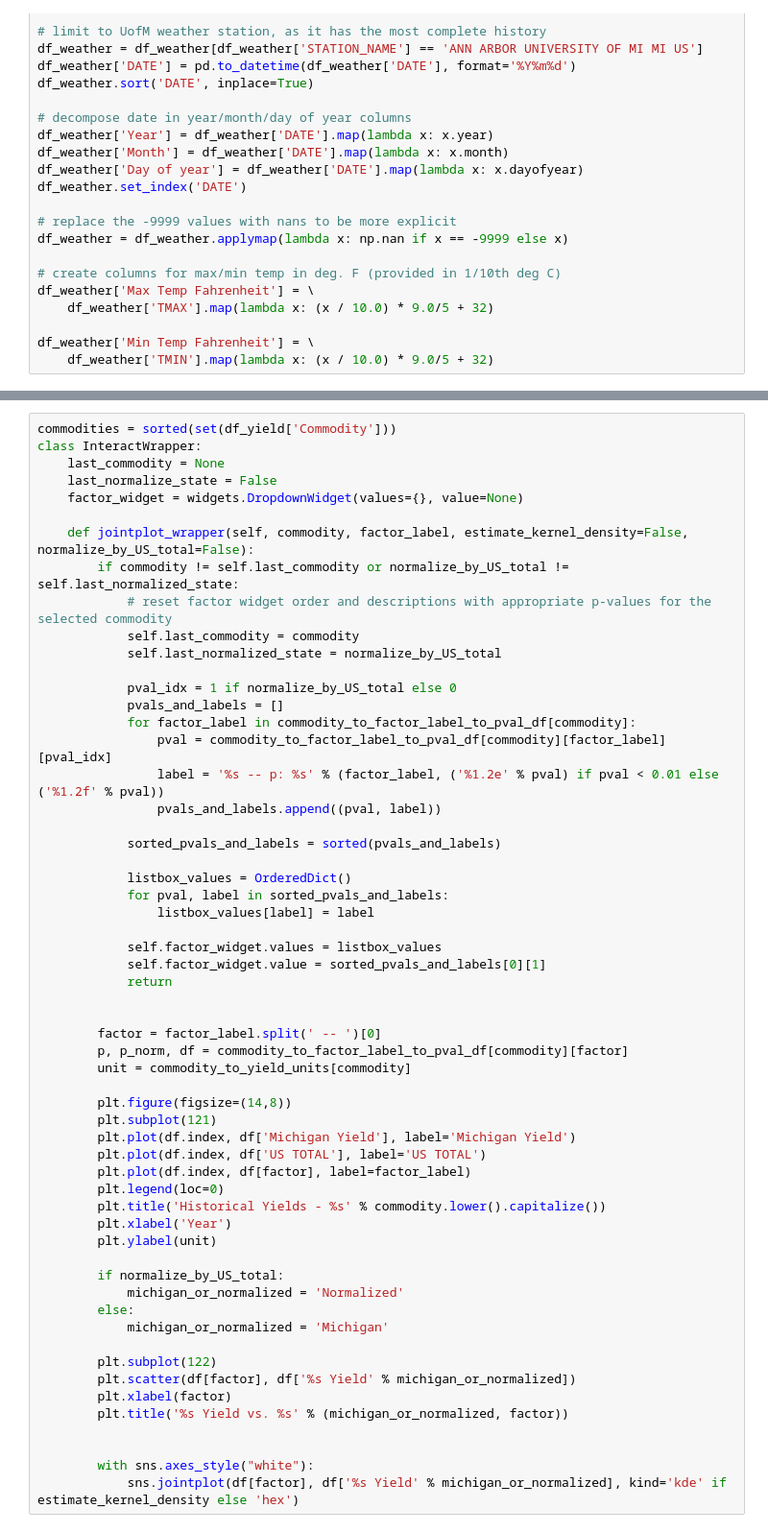
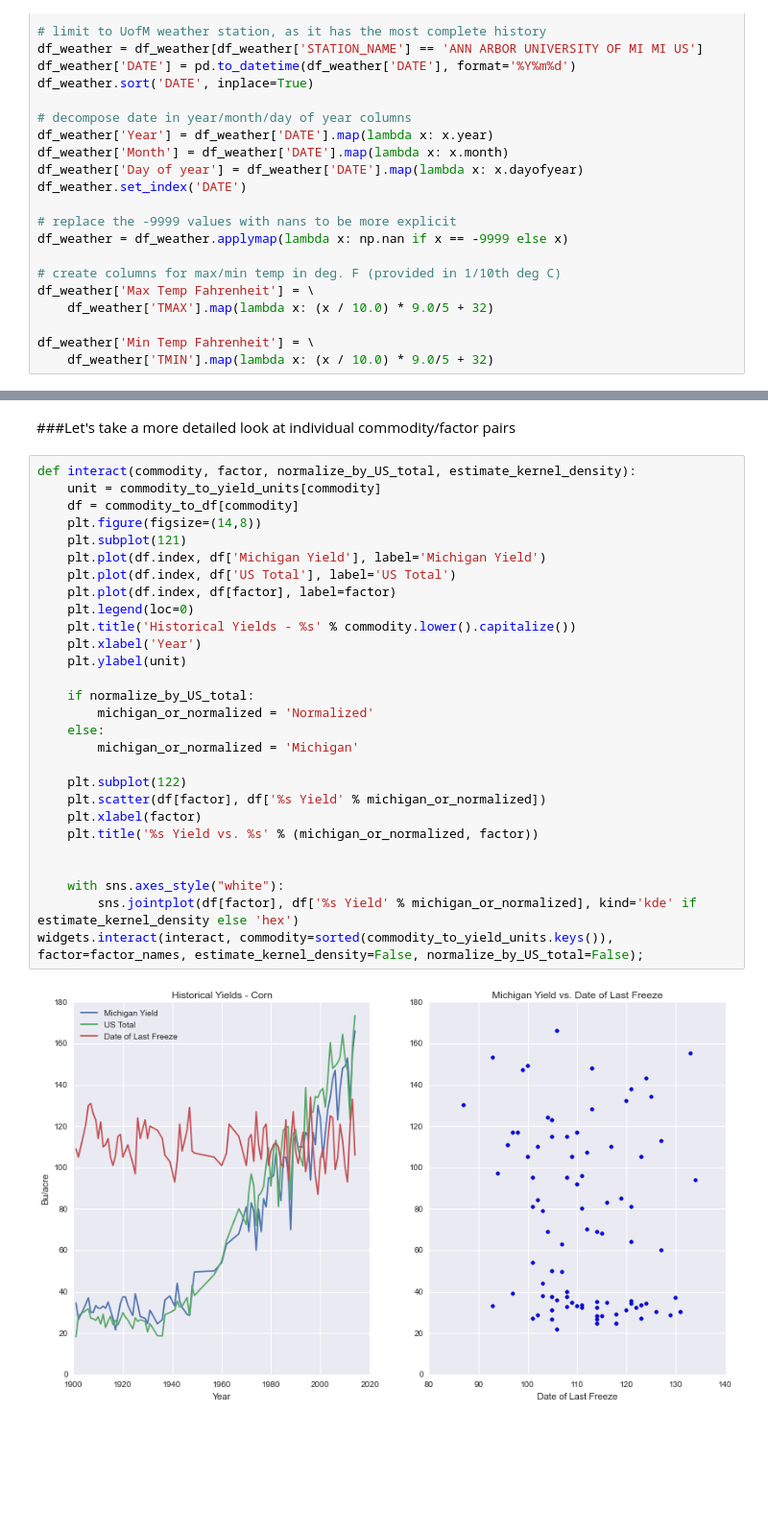
Before and after one commit to dbjohnson/dbj-ipython, a Jupyter notebook: Michigan Crop Yield Analysis/Michigan Crop Yield vs. Weather Analysis.ipynb, the cells around one changed output, grey strips where cells are left out. Shown at 96% size. Saved outputs shown, nothing was run; the diff lists cells and outputs as text; blank space fills up the shorter version.

```diff
--- a/Michigan Crop Yield Analysis/Michigan Crop Yield vs. Weather Analysis.ipynb
+++ b/Michigan Crop Yield Analysis/Michigan Crop Yield vs. Weather Analysis.ipynb
@@ -140,58 +171,32 @@ for commodity, df_c in df_yield.groupby('Commodity'):
+# %% [markdown]
+###Let's take a more detailed look at individual commodity/factor pairs
 # %%
-commodities = sorted(set(df_yield['Commodity']))
-class InteractWrapper:
-    last_commodity = None
-    last_normalize_state = False
-    factor_widget = widgets.DropdownWidget(values={}, value=None)
+def interact(commodity, factor, normalize_by_US_total, estimate_kernel_density):
+    unit = commodity_to_yield_units[commodity]
+    df = commodity_to_df[commodity]
+    plt.figure(figsize=(14,8))
+    plt.subplot(121)
+    plt.plot(df.index, df['Michigan Yield'], label='Michigan Yield')
+    plt.plot(df.index, df['US Total'], label='US Total')
+    plt.plot(df.index, df[factor], label=factor)
+    plt.legend(loc=0)
+    plt.title('Historical Yields - %s' % commodity.lower().capitalize())
+    plt.xlabel('Year')
+    plt.ylabel(unit)
 
-    def jointplot_wrapper(self, commodity, factor_label, estimate_kernel_density=False, normalize_by_US_total=False):
-        if commodity != self.last_commodity or normalize_by_US_total != self.last_normalized_state:
-            # reset factor widget order and descriptions with appropriate p-values for the selected commodity
-            self.last_commodity = commodity
-            self.last_normalized_state = normalize_by_US_total
+    if normalize_by_US_total:
+        michigan_or_normalized = 'Normalized'
+    else:
+        michigan_or_normalized = 'Michigan'
 
-            pval_idx = 1 if normalize_by_US_total else 0
-            pvals_and_labels = []
-            for factor_label in commodity_to_factor_label_to_pval_df[commodity]:
-                pval = commodity_to_factor_label_to_pval_df[commodity][factor_label][pval_idx]
-                label = '%s -- p: %s' % (factor_label, ('%1.2e' % pval) if pval < 0.01 else ('%1.2f' % pval))
-                pvals_and_labels.append((pval, label))
-
-            sorted_pvals_and_labels = sorted(pvals_and_labels)
-
-            listbox_values = OrderedDict()
-            for pval, label in sorted_pvals_and_labels:
-                listbox_values[label] = label
-
-            self.factor_widget.values = listbox_values
-            self.factor_widget.value = sorted_pvals_and_labels[0][1]
-            return
+    plt.subplot(122)
+    plt.scatter(df[factor], df['%s Yield' % michigan_or_normalized])
+    plt.xlabel(factor)
+    plt.title('%s Yield vs. %s' % (michigan_or_normalized, factor))
 
 
-        factor = factor_label.split(' -- ')[0]
-        p, p_norm, df = commodity_to_factor_label_to_pval_df[commodity][factor]
-        unit = commodity_to_yield_units[commodity]
-
-        plt.figure(figsize=(14,8))
-        plt.subplot(121)
-        plt.plot(df.index, df['Michigan Yield'], label='Michigan Yield')
-        plt.plot(df.index, df['US TOTAL'], label='US TOTAL')
-        plt.plot(df.index, df[factor], label=factor_label)
-        plt.legend(loc=0)
-        plt.title('Historical Yields - %s' % commodity.lower().capitalize())
-        plt.xlabel('Year')
-        plt.ylabel(unit)
-
-        if normalize_by_US_total:
-            michigan_or_normalized = 'Normalized'
-        else:
-            michigan_or_normalized = 'Michigan'
-
-        plt.subplot(122)
-        plt.scatter(df[factor], df['%s Yield' % michigan_or_normalized])
-        plt.xlabel(factor)
-        plt.title('%s Yield vs. %s' % (michigan_or_normalized, factor))
-
-
-        with sns.axes_style("white"):
-            sns.jointplot(df[factor], df['%s Yield' % michigan_or_normalized], kind='kde' if estimate_kernel_density else 'hex')
+    with sns.axes_style("white"):
+        sns.jointplot(df[factor], df['%s Yield' % michigan_or_normalized], kind='kde' if estimate_kernel_density else 'hex')
+widgets.interact(interact, commodity=sorted(commodity_to_yield_units.keys()), factor=factor_names, estimate_kernel_density=False, normalize_by_US_total=False);
+# %% [output]
+[figure, added]
```
Also changed, not shown: parts of 16 cells of this notebook.
